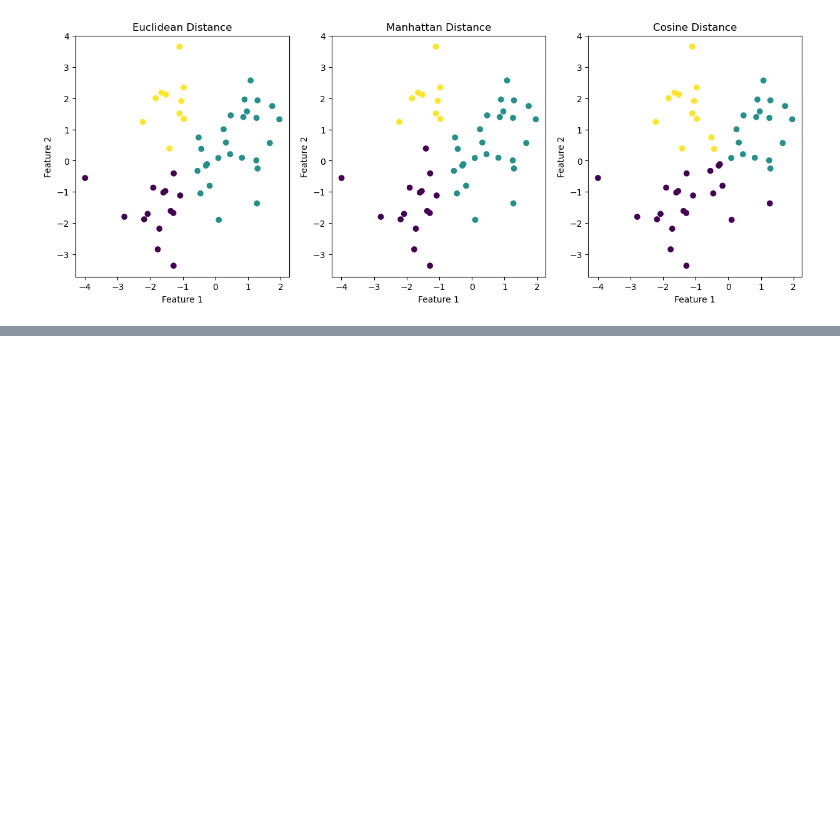
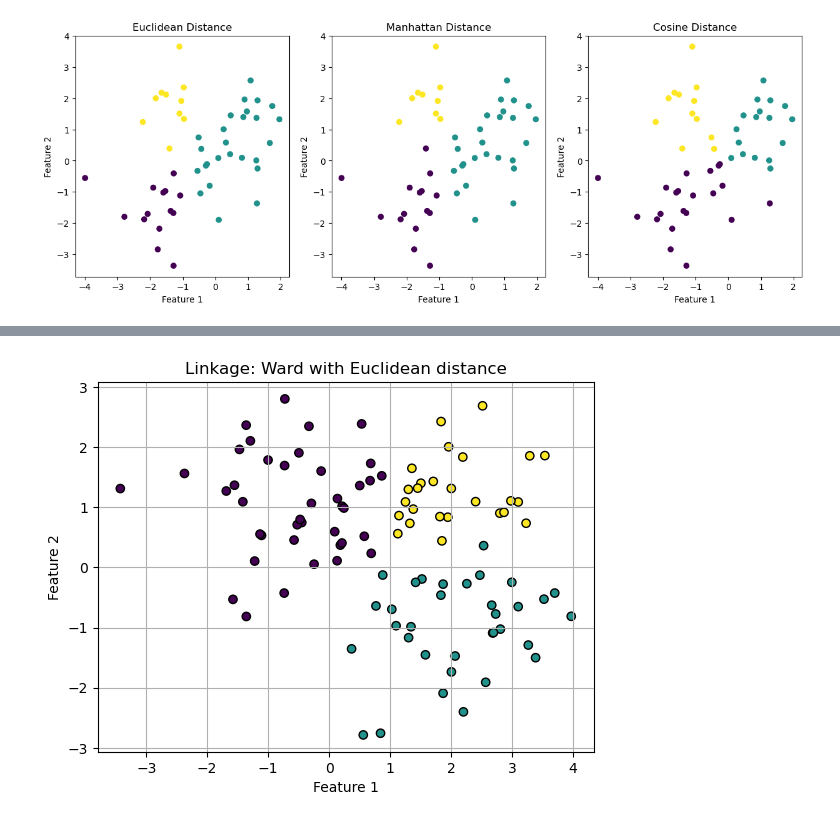
Before and after one commit to Amoako419/Clustering, a Jupyter notebook: Hierarchical_clustering.ipynb, the cells around one changed output, grey strips where cells are left out. Drawn from its saved outputs; the diff is of its cells as text; code cells hidden in the pictures; blank space fills up the shorter version.

```diff
--- a/Hierarchical_clustering.ipynb
+++ b/Hierarchical_clustering.ipynb
@@ -324,0 +362,24 @@ plt.show()
+# %%
+import matplotlib.pyplot as plt
+from sklearn.datasets import make_blobs
+from sklearn.cluster import AgglomerativeClustering
+
+# Generate synthetic data with a different random state
+X, _ = make_blobs(n_samples=100, centers=3, center_box=(-2, 2), random_state=24)
+
+# TODO: # Modify linkage and distance metric here to use Ward's method with Euclidean distance
+clustering = AgglomerativeClustering(n_clusters=3, linkage='ward', metric='euclidean')
+
+# Fit and predict labels
+labels = clustering.fit_predict(X)
+
+# Plot the clusters
+plt.scatter(X[:, 0], X[:, 1], c=labels, cmap='viridis', marker='o', edgecolor='k')
+# TODO: Don't forget to update the title as well
+plt.title('Linkage: Ward with Euclidean distance')
+plt.xlabel('Feature 1')
+plt.ylabel('Feature 2')
+plt.grid(True)
+plt.show()
+# %% [output]
+[figure, added]
```
Also changed, not shown: parts of 2 cells of this notebook.
